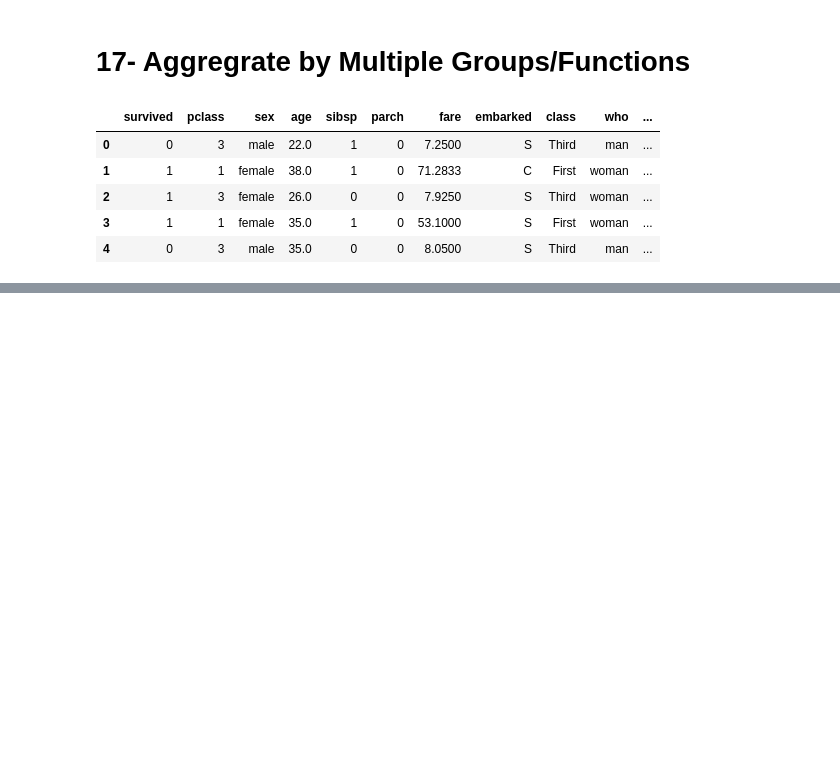
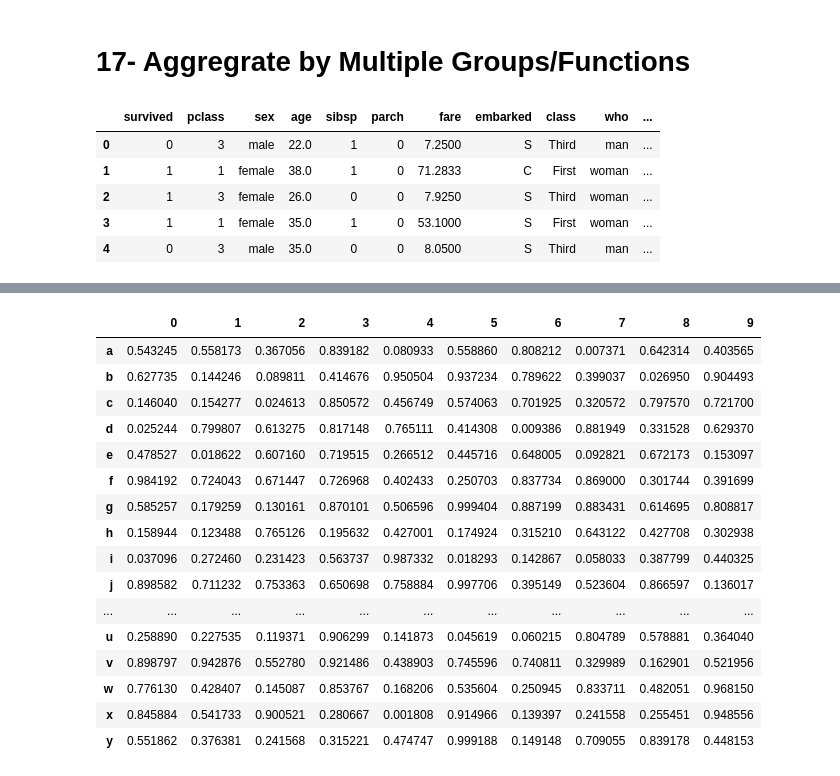
Before and after one commit to quantum636/Python_2.0, a Jupyter notebook: Pandas_tips_tricks/tips&tricks.ipynb, the cells around one changed output, grey strips where cells are left out. Cells and saved outputs as stored; diff of their text form; code cells hidden in the pictures; blank space fills up the shorter version.

```diff
--- a/Pandas_tips_tricks/tips&tricks.ipynb
+++ b/Pandas_tips_tricks/tips&tricks.ipynb
@@ -644,0 +875,4 @@ df.head()
+# %%
+# Creating a new df
+df = pd.DataFrame(np.random.rand(200,25), columns=list('abcdefghijklmnopqrstuvwxy'))
+df.head()
@@ -644,0 +887,20 @@ df.head()
+# %%
+df.head(10).T
+# %% [output]
+|  | 0 | 1 | 2 | 3 | 4 | 5 | 6 | 7 | 8 | 9 |
+| a | 0.543245 | 0.558173 | 0.367056 | 0.839182 | 0.080933 | 0.558860 | 0.808212 | 0.007371 | 0.642314 | 0.403565 |
+| b | 0.627735 | 0.144246 | 0.089811 | 0.414676 | 0.950504 | 0.937234 | 0.789622 | 0.399037 | 0.026950 | 0.904493 |
+| c | 0.146040 | 0.154277 | 0.024613 | 0.850572 | 0.456749 | 0.574063 | 0.701925 | 0.320572 | 0.797570 | 0.721700 |
+| d | 0.025244 | 0.799807 | 0.613275 | 0.817148 | 0.765111 | 0.414308 | 0.009386 | 0.881949 | 0.331528 | 0.629370 |
+| e | 0.478527 | 0.018622 | 0.607160 | 0.719515 | 0.266512 | 0.445716 | 0.648005 | 0.092821 | 0.672173 | 0.153097 |
+| f | 0.984192 | 0.724043 | 0.671447 | 0.726968 | 0.402433 | 0.250703 | 0.837734 | 0.869000 | 0.301744 | 0.391699 |
+| g | 0.585257 | 0.179259 | 0.130161 | 0.870101 | 0.506596 | 0.999404 | 0.887199 | 0.883431 | 0.614695 | 0.808817 |
+| h | 0.158944 | 0.123488 | 0.765126 | 0.195632 | 0.427001 | 0.174924 | 0.315210 | 0.643122 | 0.427708 | 0.302938 |
+| i | 0.037096 | 0.272460 | 0.231423 | 0.563737 | 0.987332 | 0.018293 | 0.142867 | 0.058033 | 0.387799 | 0.440325 |
+| j | 0.898582 | 0.711232 | 0.753363 | 0.650698 | 0.758884 | 0.997706 | 0.395149 | 0.523604 | 0.866597 | 0.136017 |
+| ... | ... | ... | ... | ... | ... | ... | ... | ... | ... | ... |
+| u | 0.258890 | 0.227535 | 0.119371 | 0.906299 | 0.141873 | 0.045619 | 0.060215 | 0.804789 | 0.578881 | 0.364040 |
+| v | 0.898797 | 0.942876 | 0.552780 | 0.921486 | 0.438903 | 0.745596 | 0.740811 | 0.329989 | 0.162901 | 0.521956 |
+| w | 0.776130 | 0.428407 | 0.145087 | 0.853767 | 0.168206 | 0.535604 | 0.250945 | 0.833711 | 0.482051 | 0.968150 |
+| x | 0.845884 | 0.541733 | 0.900521 | 0.280667 | 0.001808 | 0.914966 | 0.139397 | 0.241558 | 0.255451 | 0.948556 |
+| y | 0.551862 | 0.376381 | 0.241568 | 0.315221 | 0.474747 | 0.999188 | 0.149148 | 0.709055 | 0.839178 | 0.448153 |
```
Also changed, not shown: parts of 40 cells of this notebook, 2 other files.
